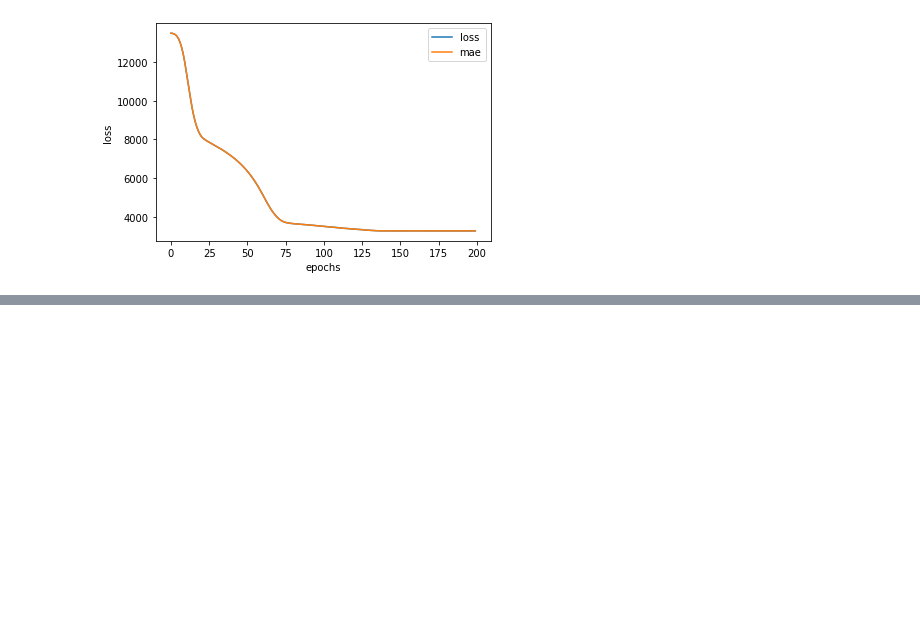
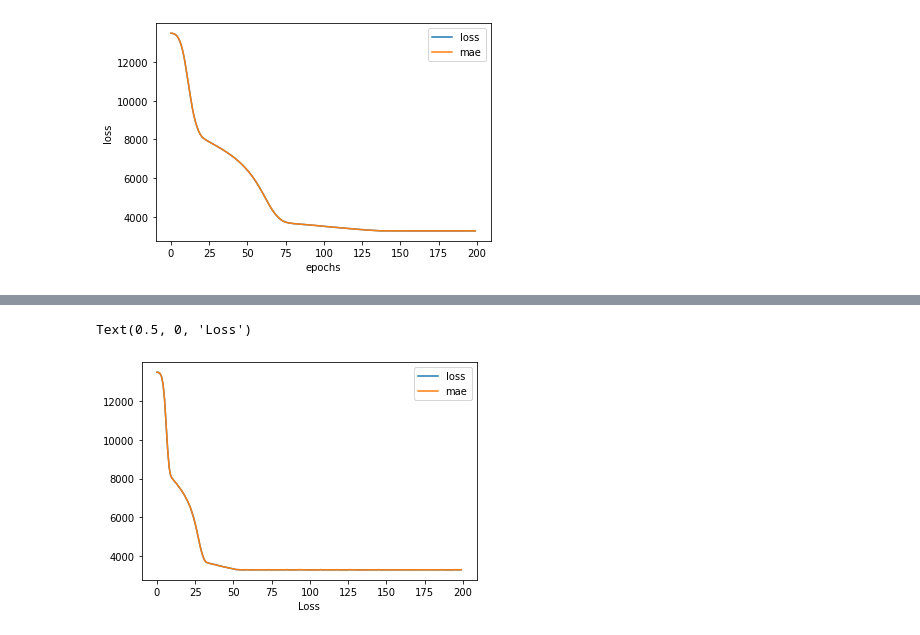
Before and after one commit to Anikate-De/TensorFlow-Deep-Learning, a Jupyter notebook: Neural Network Regression.ipynb, the cells around one changed output, grey strips where cells are left out. Saved outputs shown, nothing was run; the diff lists cells and outputs as text; code cells hidden in the pictures; blank space fills up the shorter version.

Commit message:
completed neural network regression exercises

```diff
--- a/Neural Network Regression.ipynb
+++ b/Neural Network Regression.ipynb
@@ -1069,0 +1238,2 @@ Text(0, 0.5, 'loss')
+# %%
+insurance = pd.read_csv("https://raw.githubusercontent.com/stedy/Machine-Learning-with-R-datasets/master/insurance.csv")
@@ -1069,0 +1263,23 @@ Text(0, 0.5, 'loss')
+# %%
+# Build the neural network on the normalized data
+
+tf.random.set_seed(4)
+
+# Create a model
+insurance_model_5 = tf.keras.Sequential([
+    tf.keras.layers.Dense(100, name = 'input_layer'),
+    tf.keras.layers.Dense(10),
+    tf.keras.layers.Dense(10),
+    tf.keras.layers.Dense(1, name = "output_layer")
+], name = 'insurance_model_5')
+
+# Compile the model
+insurance_model_5.compile(loss = 'mae',
+              optimizer = tf.keras.optimizers.Adam(),
+              metrics = ['mae'])
+
+# Build the model
+insurance_model_5.build(input_shape = (1070,11))
+
+# Print the Summary of the model
+insurance_model_5.summary()
@@ -1069,0 +1304,4 @@ Text(0, 0.5, 'loss')
+# %%
+history = insurance_model_5.fit(X_train_normal, y_train, epochs = 200, verbose = 0)
+
+insurance_model_5.evaluate(X_test_normal, y_test)
@@ -1069,0 +1311,7 @@ Text(0, 0.5, 'loss')
+# %%
+pd.DataFrame(history.history).plot()
+plt.xlabel("Epochs")
+plt.xlabel("Loss")
+# %% [output]
+Text(0.5, 0, 'Loss')
+[figure, added]
```
Also changed, not shown: parts of 78 cells of this notebook.
